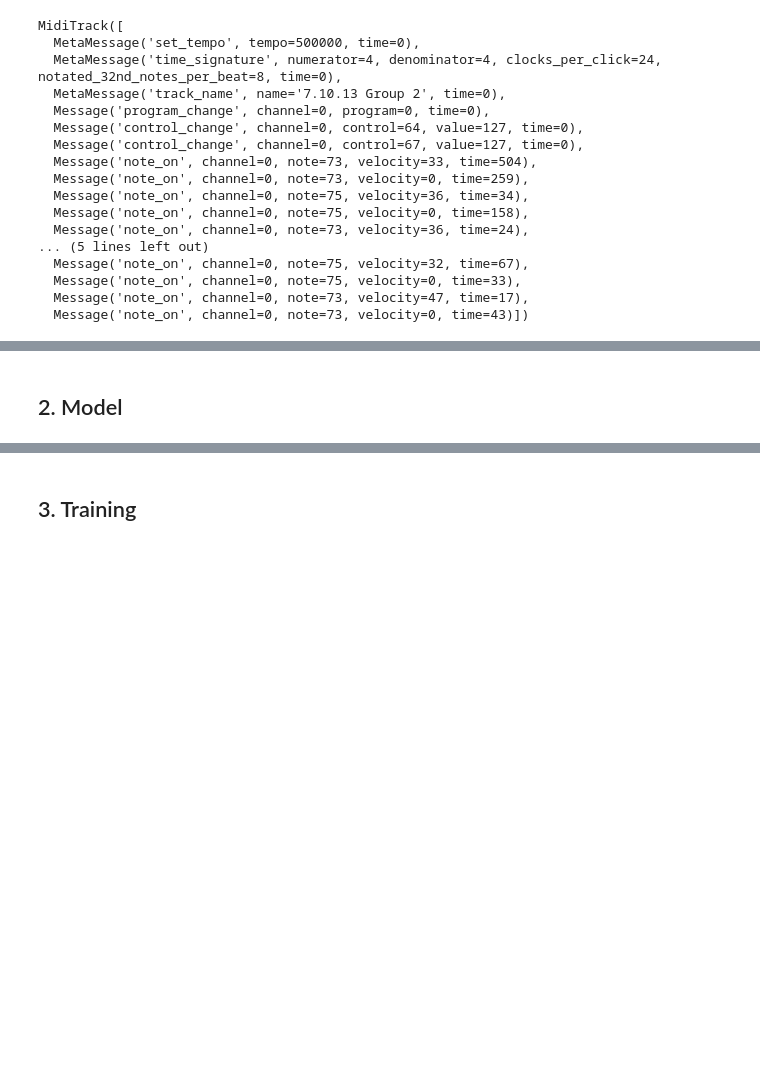
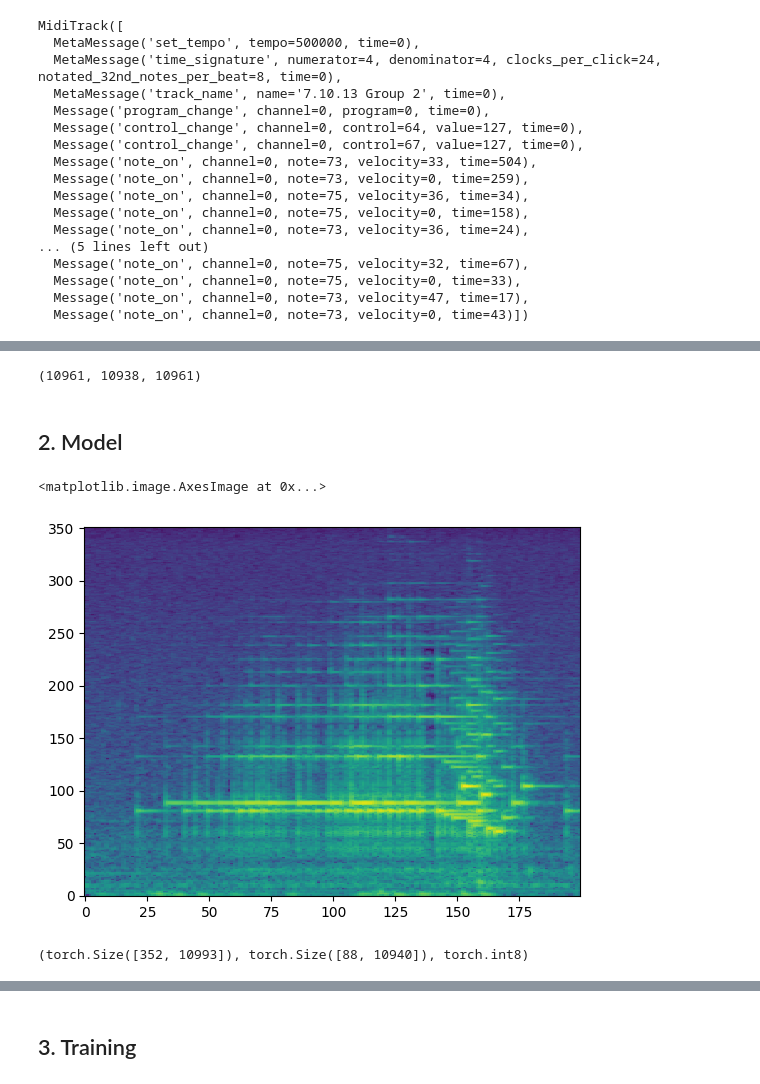
Before and after one commit to jdasam/ant5015-2024, a Jupyter notebook: notebooks/6_automatic_music_transcription.ipynb, the cells around one changed output, grey strips where cells are left out. Cells and saved outputs as stored; diff of their text form; code cells hidden in the pictures; blank space fills up the shorter version.

```diff
--- a/notebooks/6_automatic_music_transcription.ipynb
+++ b/notebooks/6_automatic_music_transcription.ipynb
@@ -160,16 +183,27 @@ plt.imshow(piano_roll[:, :500], aspect='auto')
+# %%
+total_num_frame, onset_frame, offset_frame
+# %% [output]
+(10961, 10938, 10961)
 # %% [markdown]
 ## 2. Model
 # %%
 import torch.nn as nn
 
 class SpecConverter(nn.Module):
   def __init__(self):
     super().__init__()
-    self.mel = torchaudio.transforms.MelSpectrogram(sample_rate=16000, n_fft=2048, hop_length=512, n_mels=352)
+    self.mel = torchaudio.transforms.MelSpectrogram(sample_rate=16000, n_fft=2048, hop_length=512, n_mels=352) # 352 = 88 * 4
     self.db = torchaudio.transforms.AmplitudeToDB()
 
   def forward(self, x):
     return self.db(self.mel(x)) / 80
 
 converter = SpecConverter()
-out = converter(audio)
+spec = converter(y)[0]
+# %% [output]
+<matplotlib.image.AxesImage at 0x...>
+[figure, added]
+# %%
+spec.shape, piano_roll.shape, piano_roll.dtype
+# %% [output]
+(torch.Size([352, 10993]), torch.Size([88, 10940]), torch.int8)
```
Also changed, not shown: parts of 11 cells of this notebook.
